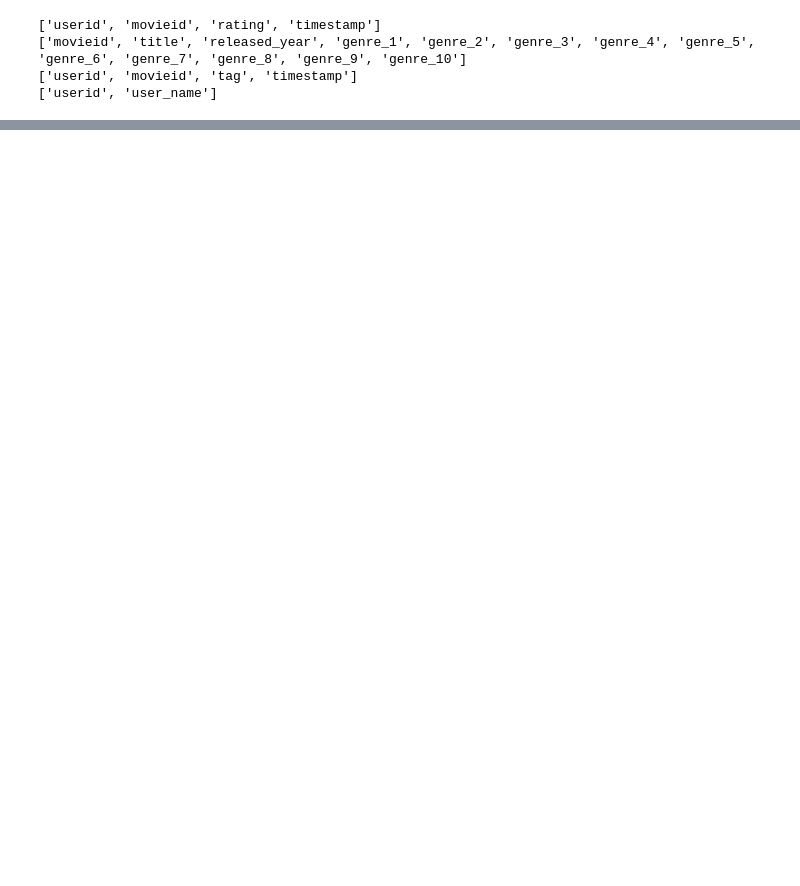
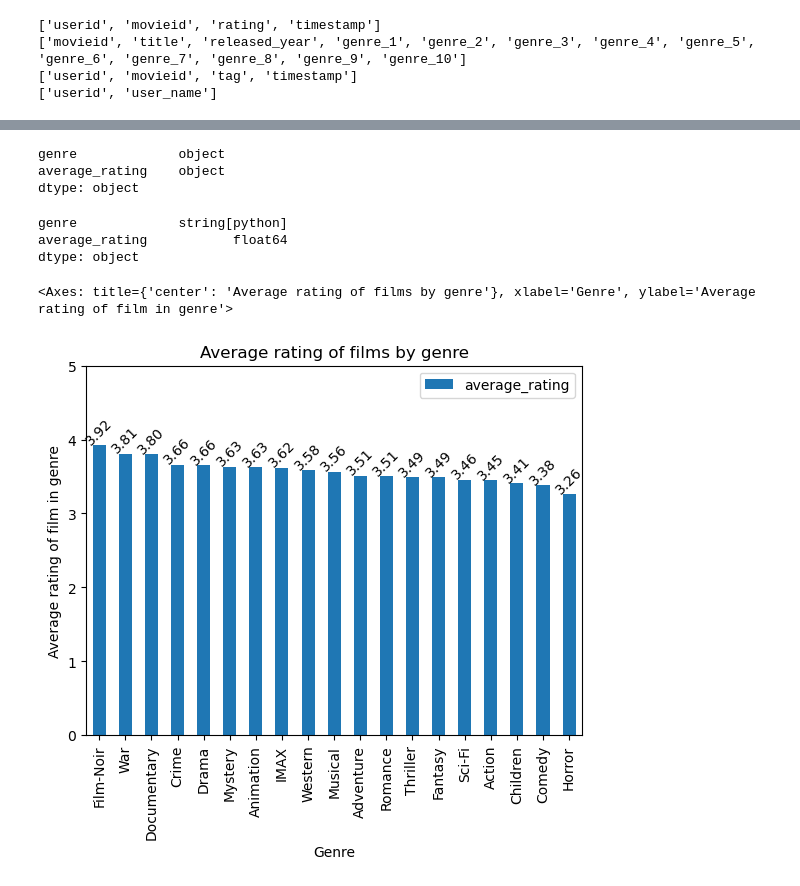
Before and after one commit to proman2520/project-4, a Jupyter notebook: plots.ipynb, the cells around one changed output, grey strips where cells are left out. Saved outputs shown, nothing was run; the diff lists cells and outputs as text; code cells hidden in the pictures; blank space fills up the shorter version.

```diff
--- a/plots.ipynb
+++ b/plots.ipynb
@@ -108,0 +259,35 @@ Name: count, dtype: int64
+# %%
+ratings_by_genre.dtypes
+# %% [output]
+genre             object
+average_rating    object
+dtype: object
+# %%
+# Fix the column types to graph it properly.
+ratings_by_genre["average_rating"] = pd.to_numeric(ratings_by_genre["average_rating"])
+ratings_by_genre["genre"] = ratings_by_genre["genre"].astype('string')
+# %%
+ratings_by_genre.dtypes
+# %% [output]
+genre             string[python]
+average_rating           float64
+dtype: object
+# %%
+# Average movie rating by genre graph
+
+ratings_by_genre_graph = ratings_by_genre.plot.bar(x="genre", y="average_rating")
+ratings_by_genre_graph.set_xlabel("Genre")
+ratings_by_genre_graph.set_ylabel("Average rating of film in genre")
+ratings_by_genre_graph.set_title("Average rating of films by genre")
+ratings_by_genre_graph.set_ylim(0, 5)
+
+for p in ratings_by_genre_graph.patches:
+    ratings_by_genre_graph.annotate(f"{p.get_height():.2f}",
+                                    (p.get_x() + p.get_width() / 2., p.get_height()),
+                                    ha='center', va='center', xytext=(0, 10),
+                                    textcoords='offset points', rotation=45)
+
+display(ratings_by_genre_graph)
+# %% [output]
+<Axes: title={'center': 'Average rating of films by genre'}, xlabel='Genre', ylabel='Average rating of film in genre'>
+[figure, added]
```
Also changed, not shown: parts of 9 cells of this notebook, 1 other file.
